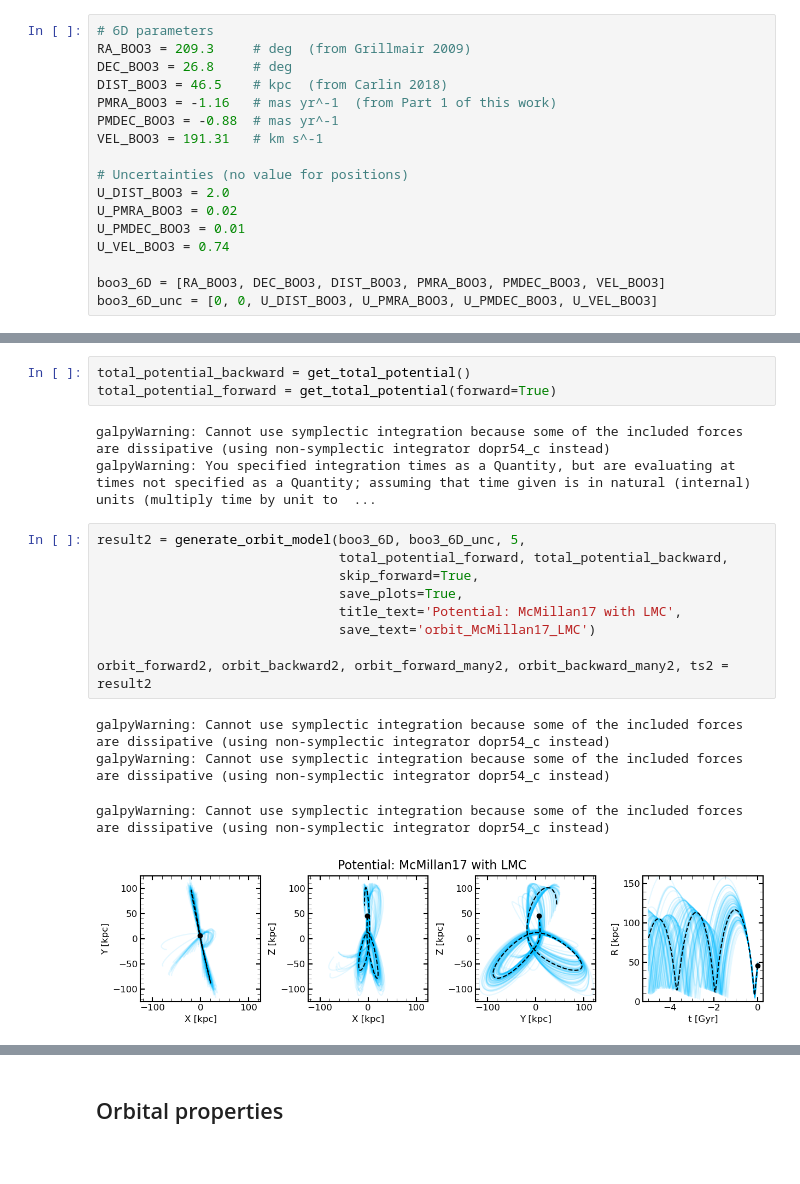
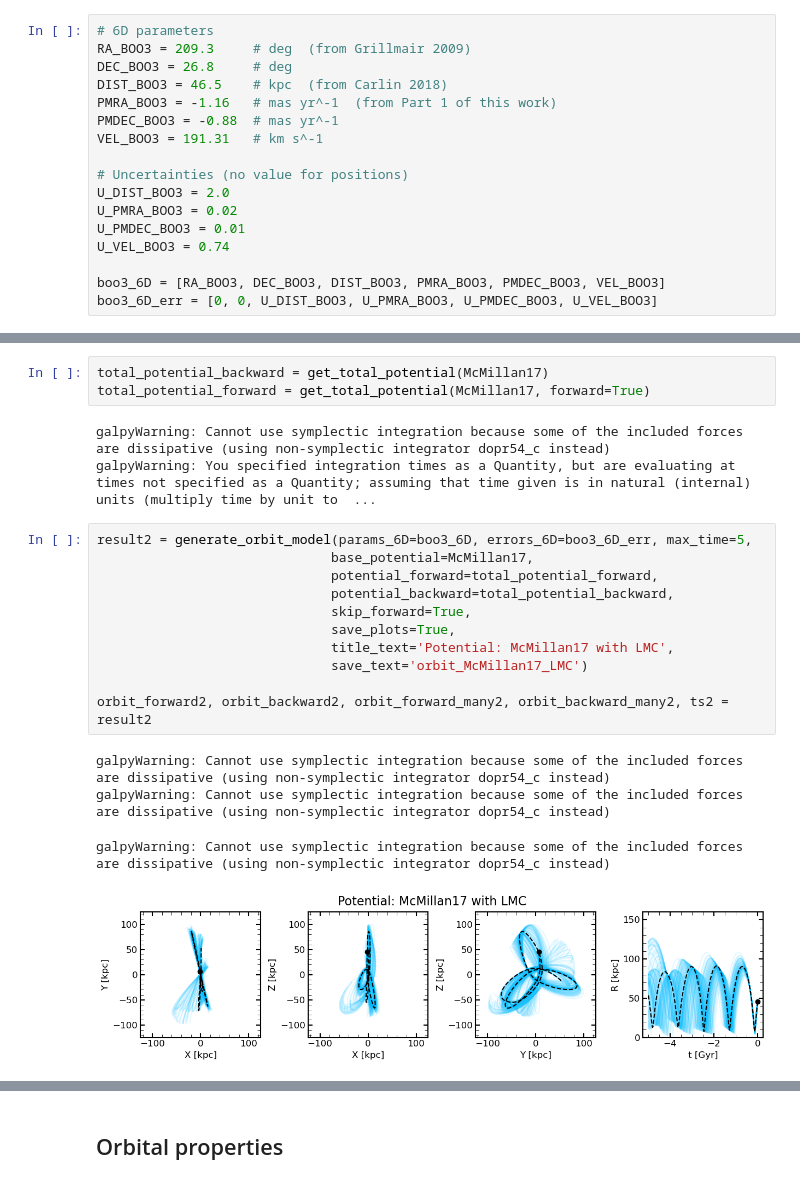
Before and after one commit to Kevin22888/Research-Bootes-III, a Jupyter notebook: main-notebooks/BooIII-Analysis-Part-2-McMillan17.ipynb, the cells around one changed output, grey strips where cells are left out. Cells and saved outputs as stored; diff of their text form.

Commit message:
Fix mistake in orbits with McMillan17 potential

```diff
--- a/main-notebooks/BooIII-Analysis-Part-2-McMillan17.ipynb
+++ b/main-notebooks/BooIII-Analysis-Part-2-McMillan17.ipynb
@@ -262,7 +284,7 @@ U_PMDEC_BOO3 = 0.01
 U_VEL_BOO3 = 0.74
 
 boo3_6D = [RA_BOO3, DEC_BOO3, DIST_BOO3, PMRA_BOO3, PMDEC_BOO3, VEL_BOO3]
-boo3_6D_unc = [0, 0, U_DIST_BOO3, U_PMRA_BOO3, U_PMDEC_BOO3, U_VEL_BOO3]
+boo3_6D_err = [0, 0, U_DIST_BOO3, U_PMRA_BOO3, U_PMDEC_BOO3, U_VEL_BOO3]
 # %% [markdown]
 ## McMillan17
 # %%
@@ -277,22 +303,24 @@ orbit_forward, orbit_backward, orbit_forward_many, orbit_backward_many, ts = res
 # %% [markdown]
 ## McMillan17 + LMC + reflex motion (barycentric acceleration)
 # %%
-total_potential_backward = get_total_potential()
-total_potential_forward = get_total_potential(forward=True)
+total_potential_backward = get_total_potential(McMillan17)
+total_potential_forward = get_total_potential(McMillan17, forward=True)
 # %% [output]
 galpyWarning: Cannot use symplectic integration because some of the included forces are dissipative (using non-symplectic integrator dopr54_c instead)
 galpyWarning: You specified integration times as a Quantity, but are evaluating at times not specified as a Quantity; assuming that time given is in natural (internal) units (multiply time by unit to  ...
 # %%
-result2 = generate_orbit_model(boo3_6D, boo3_6D_unc, 5,
-                               total_potential_forward, total_potential_backward,
-                               skip_forward=True,
-                               save_plots=True,
-                               title_text='Potential: McMillan17 with LMC',
-                               save_text='orbit_McMillan17_LMC')
+result2 = generate_orbit_model(params_6D=boo3_6D, errors_6D=boo3_6D_err, max_time=5,
+                              base_potential=McMillan17,
+                              potential_forward=total_potential_forward,
+                              potential_backward=total_potential_backward,
+                              skip_forward=True,
+                              save_plots=True,
+                              title_text='Potential: McMillan17 with LMC',
+                              save_text='orbit_McMillan17_LMC')
 
 orbit_forward2, orbit_backward2, orbit_forward_many2, orbit_backward_many2, ts2 = result2
 # %% [output]
 galpyWarning: Cannot use symplectic integration because some of the included forces are dissipative (using non-symplectic integrator dopr54_c instead)
 galpyWarning: Cannot use symplectic integration because some of the included forces are dissipative (using non-symplectic integrator dopr54_c instead)
 galpyWarning: Cannot use symplectic integration because some of the included forces are dissipative (using non-symplectic integrator dopr54_c instead)
-[figure, old version]
+[figure, new version]
```
Also changed, not shown: parts of 9 cells of this notebook.
